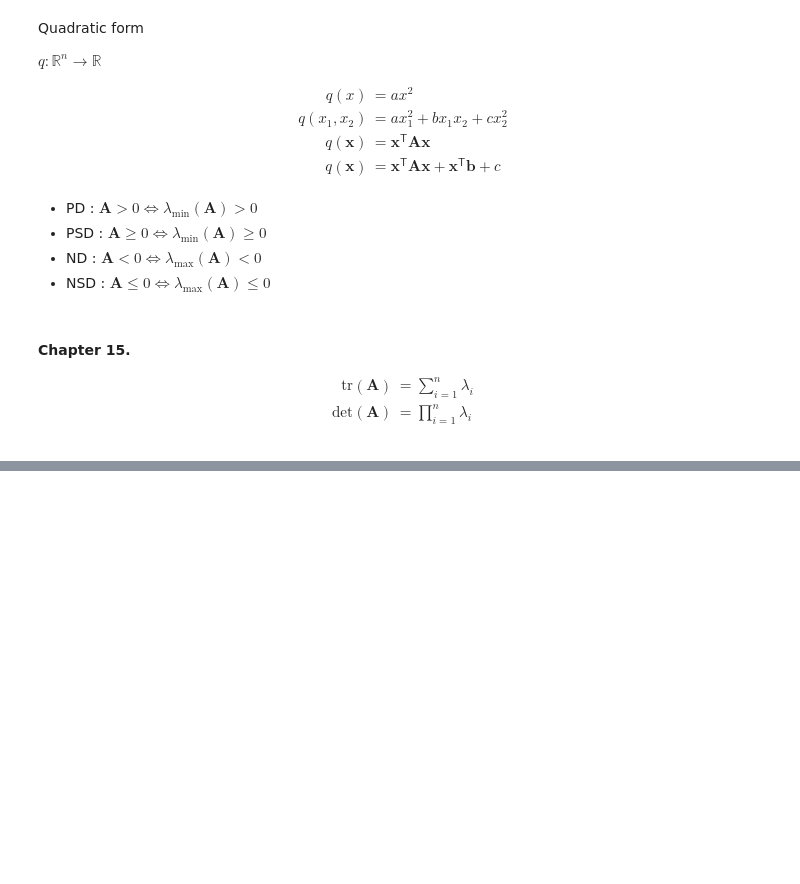
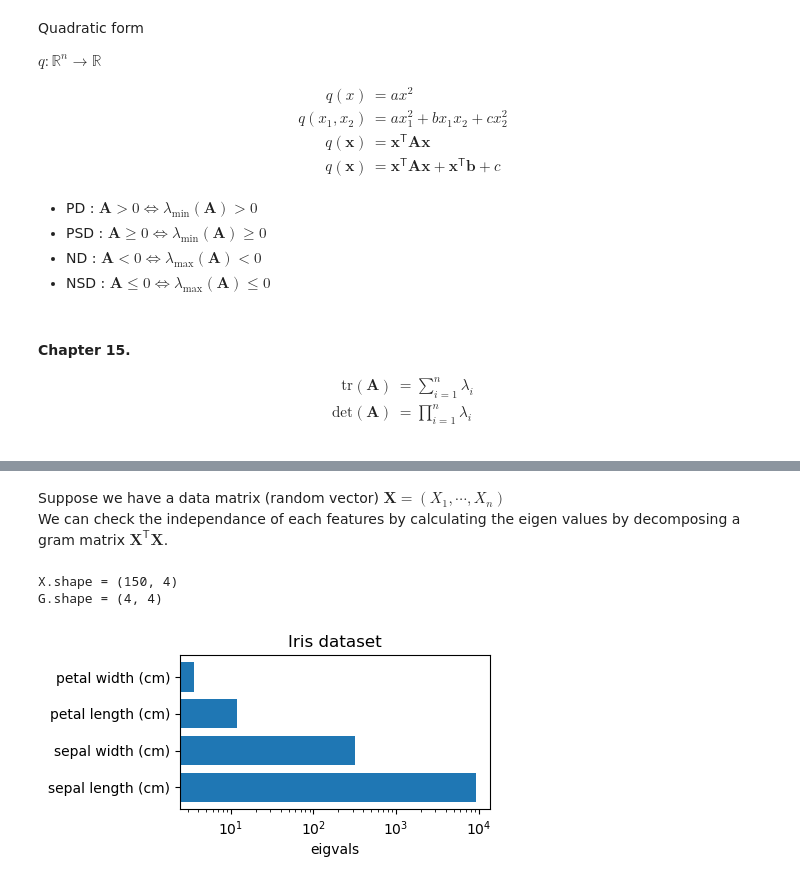
Before and after one commit to ohshane/NeuralNetwork, a Jupyter notebook: MatrixAlgebraPlaybook.ipynb, the cells around one changed output, grey strips where cells are left out. Saved outputs shown, nothing was run; the diff lists cells and outputs as text; code cells hidden in the pictures; blank space fills up the shorter version.

```diff
--- a/MatrixAlgebraPlaybook.ipynb
+++ b/MatrixAlgebraPlaybook.ipynb
@@ -592,0 +624,29 @@ has only the trivial solution $a_1 = a_2 = \cdots = a_n = 0$.
+# %% [markdown]
+Suppose we have a data matrix (random vector) $\mathbf X = (X_1, \cdots, X_n)$ \
+We can check the independance of each features by calculating the eigen values by decomposing a gram matrix $\mathbf X^{\mathsf T} \mathbf X$.
+# %%
+import matplotlib.pyplot as plt
+from sklearn.datasets import load_iris
+import numpy as np
+
+iris = load_iris()
+X = iris.data
+print(f"{X.shape = }")
+
+G = X.T @ X
+print(f"{G.shape = }")
+
+
+plt.figure(figsize=(4,2))
+plt.title("Iris dataset")
+plt.barh(
+    iris.feature_names,
+    np.linalg.eigvals(G)
+)
+plt.xscale("log")
+plt.xlabel("eigvals")
+plt.show()
+# %% [output]
+X.shape = (150, 4)
+G.shape = (4, 4)
+[figure, added]
```
Also changed, not shown: parts of 10 cells of this notebook.
